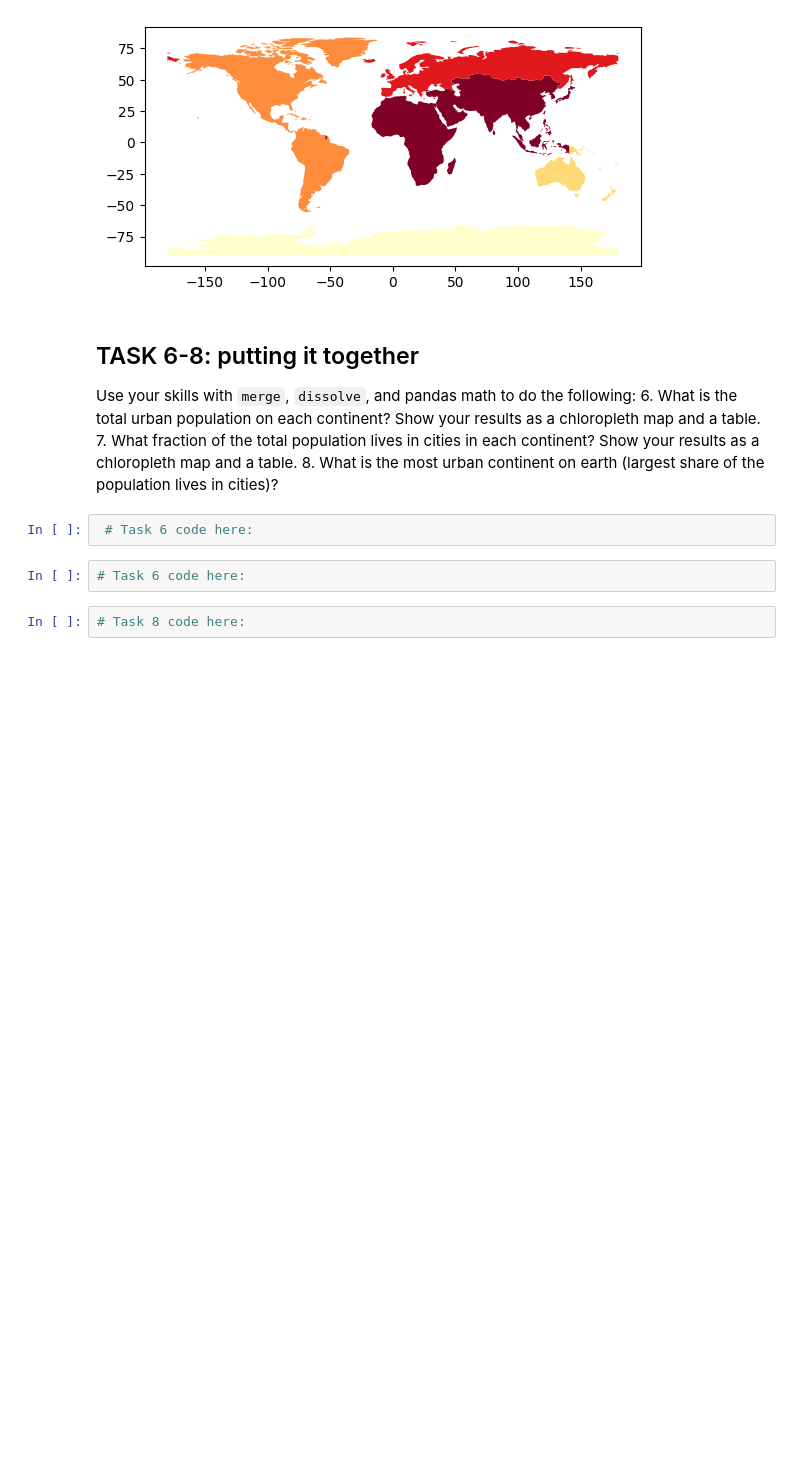
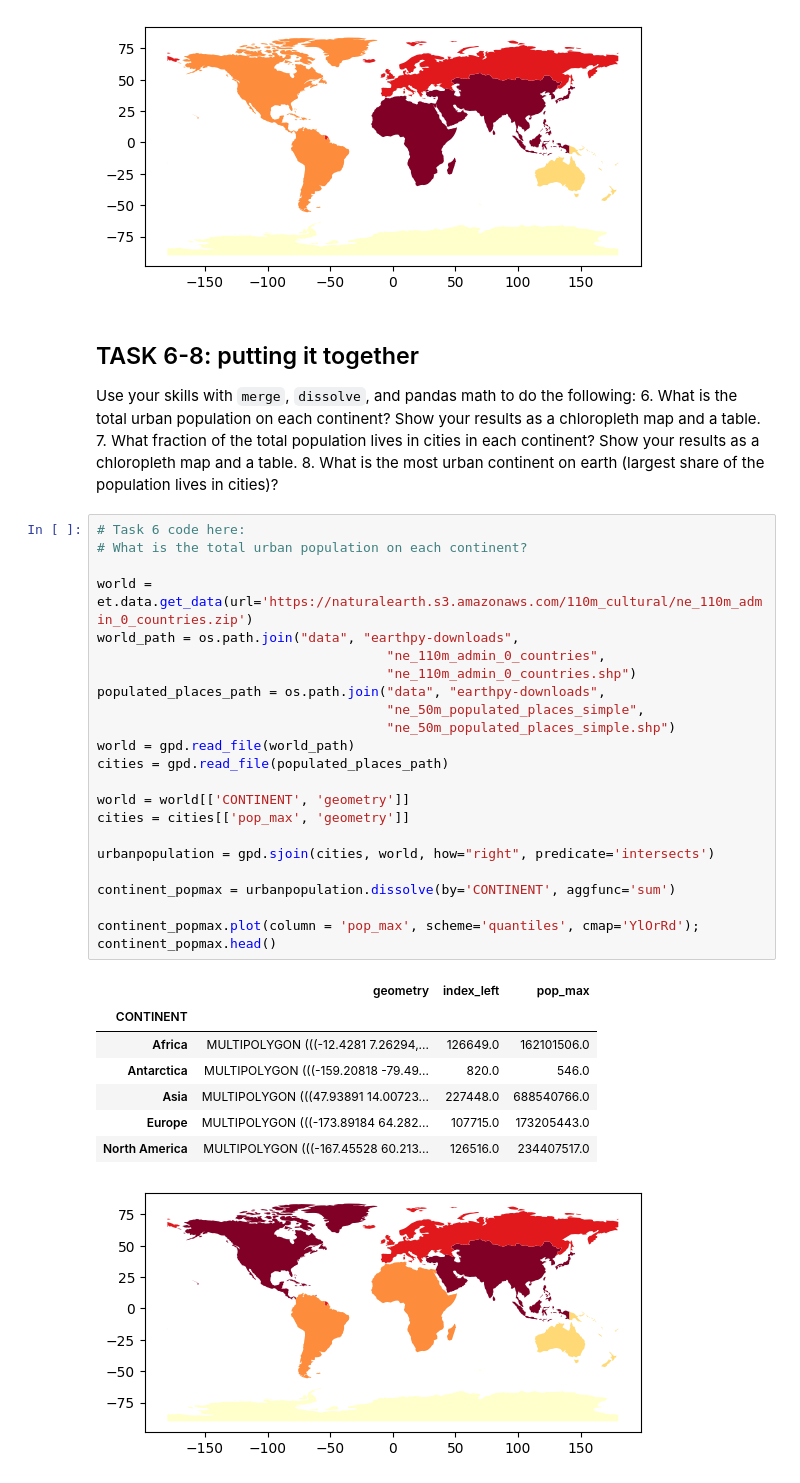
Before and after one commit to rlannder/WaterDig, a Jupyter notebook: CodeSprints/VectorData101.ipynb, the cells around one changed output. Cells and saved outputs as stored; diff of their text form; blank space fills up the shorter version.

```diff
--- a/CodeSprints/VectorData101.ipynb
+++ b/CodeSprints/VectorData101.ipynb
@@ -665,9 +678,35 @@ Use your skills with `merge`, `dissolve`, and pandas math to do the following:
 6. What is the total urban population on each continent? Show your results as a chloropleth map and a table.
 7. What fraction of the total population lives in cities in each continent? Show your results as a chloropleth map and a table.
 8. What is the most urban continent on earth (largest share of the population lives in cities)?
-# %%
- # Task 6 code here:
-# %%
-# Task 6 code here:
-# %%
-# Task 8 code here:
+# %%
+# Task 6 code here:
+# What is the total urban population on each continent?
+
+world = et.data.get_data(url='https://naturalearth.s3.amazonaws.com/110m_cultural/ne_110m_admin_0_countries.zip')
+world_path = os.path.join("data", "earthpy-downloads",
+                                     "ne_110m_admin_0_countries",
+                                     "ne_110m_admin_0_countries.shp")
+populated_places_path = os.path.join("data", "earthpy-downloads",
+                                     "ne_50m_populated_places_simple",
+                                     "ne_50m_populated_places_simple.shp")
+world = gpd.read_file(world_path)
+cities = gpd.read_file(populated_places_path)
+
+world = world[['CONTINENT', 'geometry']]
+cities = cities[['pop_max', 'geometry']]
+
+urbanpopulation = gpd.sjoin(cities, world, how="right", predicate='intersects')
+
+continent_popmax = urbanpopulation.dissolve(by='CONTINENT', aggfunc='sum')
+
+continent_popmax.plot(column = 'pop_max', scheme='quantiles', cmap='YlOrRd');
+continent_popmax.head()
+# %% [output]
+|  | geometry | index_left | pop_max |
+| CONTINENT |  |  |  |
+| Africa | MULTIPOLYGON (((-12.4281 7.26294,... | 126649.0 | 162101506.0 |
+| Antarctica | MULTIPOLYGON (((-159.20818 -79.49... | 820.0 | 546.0 |
+| Asia | MULTIPOLYGON (((47.93891 14.00723... | 227448.0 | 688540766.0 |
+| Europe | MULTIPOLYGON (((-173.89184 64.282... | 107715.0 | 173205443.0 |
+| North America | MULTIPOLYGON (((-167.45528 60.213... | 126516.0 | 234407517.0 |
+[figure, added]
```
Also changed, not shown: parts of 9 cells of this notebook.
